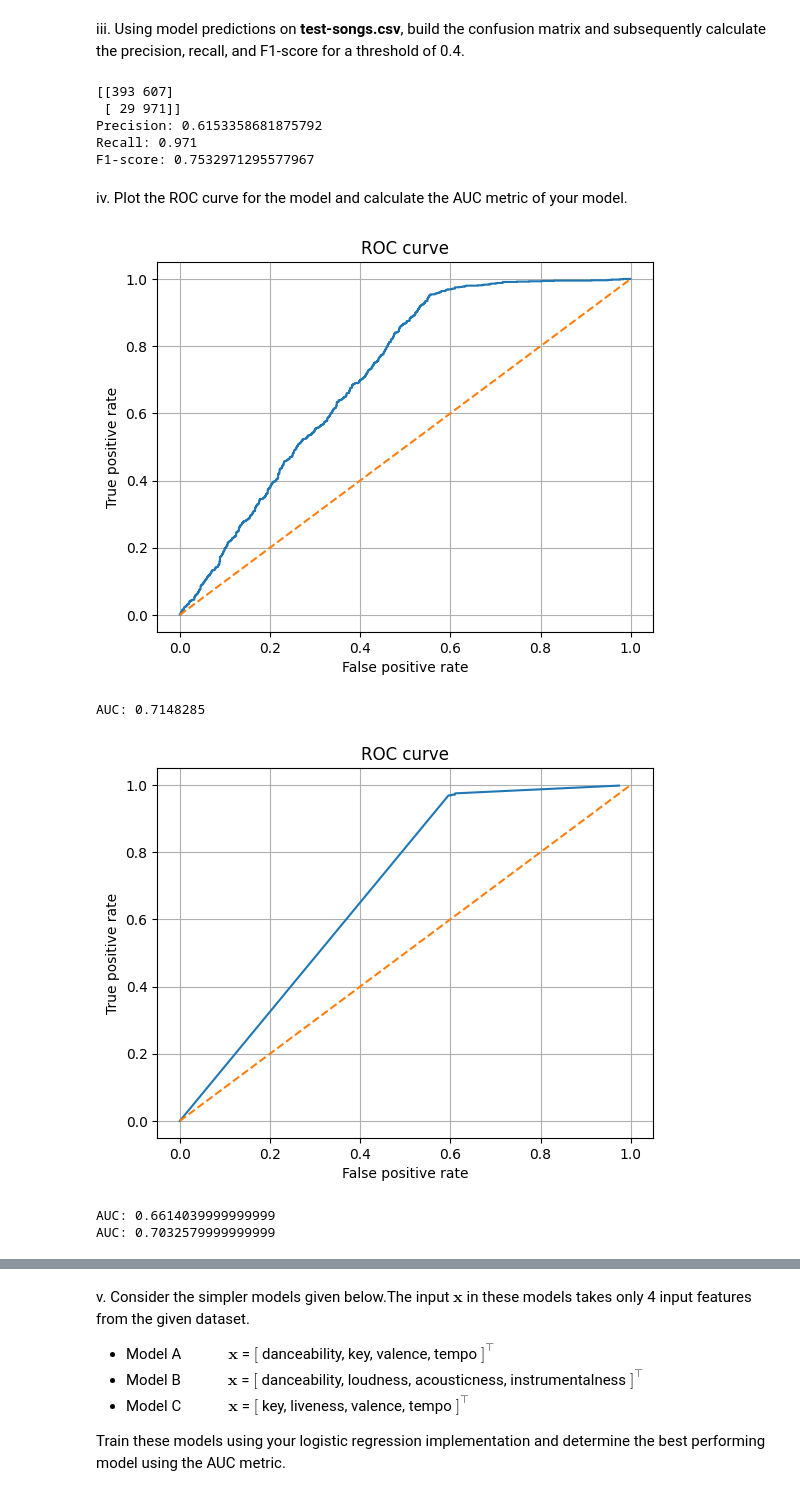
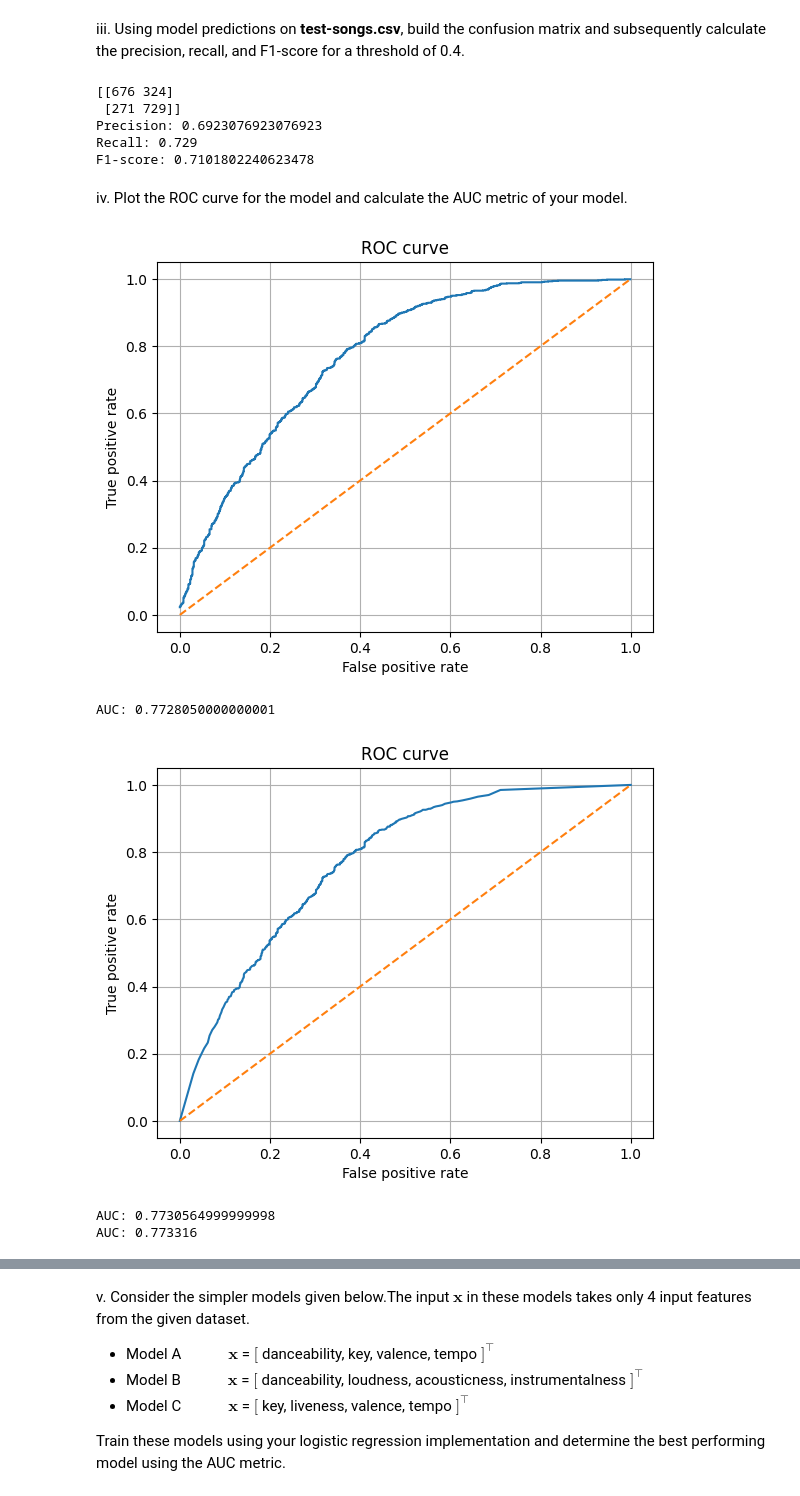
Before and after one commit to jan-clr/MLSP2324, a Jupyter notebook: S4/Supplement-4_3.ipynb, the cells around one changed output, grey strips where cells are left out. Saved outputs shown, nothing was run; the diff lists cells and outputs as text; code cells hidden in the pictures.

```diff
--- a/S4/Supplement-4_3.ipynb
+++ b/S4/Supplement-4_3.ipynb
@@ -45,7 +45,7 @@ def nll_gradient(x, y, w):
     :param w: weights, shape (D,)
     :return: gradient of the loss function, shape (D,)
     """
-    return np.dot(x.T, sigmoid(x, w) - y)
+    return np.dot(x.T, sigmoid(x, w) - y) / len(y)
 
 x = np.array([[0.1, 0.2, 0.3], [0.4, 0.5, 0.6]])
 y = np.array([0, 1])
@@ -80,9 +80,9 @@ x = np.loadtxt('train-songs.csv', delimiter=',', skiprows=1, usecols=range(8))
 y = np.loadtxt('train-songs.csv', delimiter=',', skiprows=1, usecols=8)
 
 w_0 = np.ones(x.shape[1])
-alpha = 0.000005
+alpha = 0.0001
 
-w = GradientDescent(w_0, x, y, alpha, nll_gradient, min_delta=1e-5, max_iter=1000)
+w = GradientDescent(w_0, x, y, alpha, nll_gradient, min_delta=None, max_iter=1000)
 
 
 print("Weights: ")
@@ -119,11 +119,11 @@ pred_scores = sigmoid(x_test, w[-1])
 print(conf_matrix(pred_scores, y_test, threshold=0.4))
 print("Precision: {0} \nRecall: {1}\nF1-score: {2}".format(*metrics(pred_scores, y_test, threshold=0.4)))
 # %% [output]
-[[393 607]
- [ 29 971]]
-Precision: 0.6153358681875792
-Recall: 0.971
-F1-score: 0.7532971295577967
+[[676 324]
+ [271 729]]
+Precision: 0.6923076923076923
+Recall: 0.729
+F1-score: 0.7101802240623478
 # %% [markdown]
 iv\. Plot the ROC curve for the model and calculate the AUC metric of your model.
 # %%
@@ -168,36 +168,35 @@ def plot_roc(scores, y):
         tpr.append(cm[1, 1] / (cm[1, 1] + cm[1, 0]))
         fpr.append(cm[0, 1] / (cm[0, 1] + cm[0, 0]))
 
     plt.plot(fpr, tpr)
     plt.grid()
     plt.plot([0, 1], [0, 1], '--')
     plt.xlabel('False positive rate')
     plt.ylabel('True positive rate')
     plt.title('ROC curve')
     plt.show()
 
     auc = np.trapz(tpr, fpr)
     print(f"AUC: {auc}")
 
 plot_roc_steps(pred_scores, y_test)
-plot_roc(pred_scores, y_test)
 # compare to sklearn
 from sklearn.metrics import roc_curve, auc
 fpr, tpr, _ = roc_curve(y_test, pred_scores)
 auc = auc(fpr, tpr)
 print(f"AUC: {auc}")
 #plot roc curve from scikit
 plt.figure()
 plt.plot(fpr, tpr, label='ROC curve (area = %0.2f)' % auc)
 plt.plot([0, 1], [0, 1], '--')
 plt.xlabel('False positive rate')
 plt.ylabel('True positive rate')
 plt.title('ROC curve')
 plt.legend(loc="lower right")
 plt.show()
 # %% [output]
-[figure, old version]
+[figure, new version]
-AUC: 0.7148285
+AUC: 0.7728050000000001
-[figure, old version]
+[figure, new version]
-AUC: 0.6614039999999999
-AUC: 0.7032579999999999
+AUC: 0.7730564999999998
+AUC: 0.773316
```
Also changed, not shown: parts of 5 cells of this notebook.
